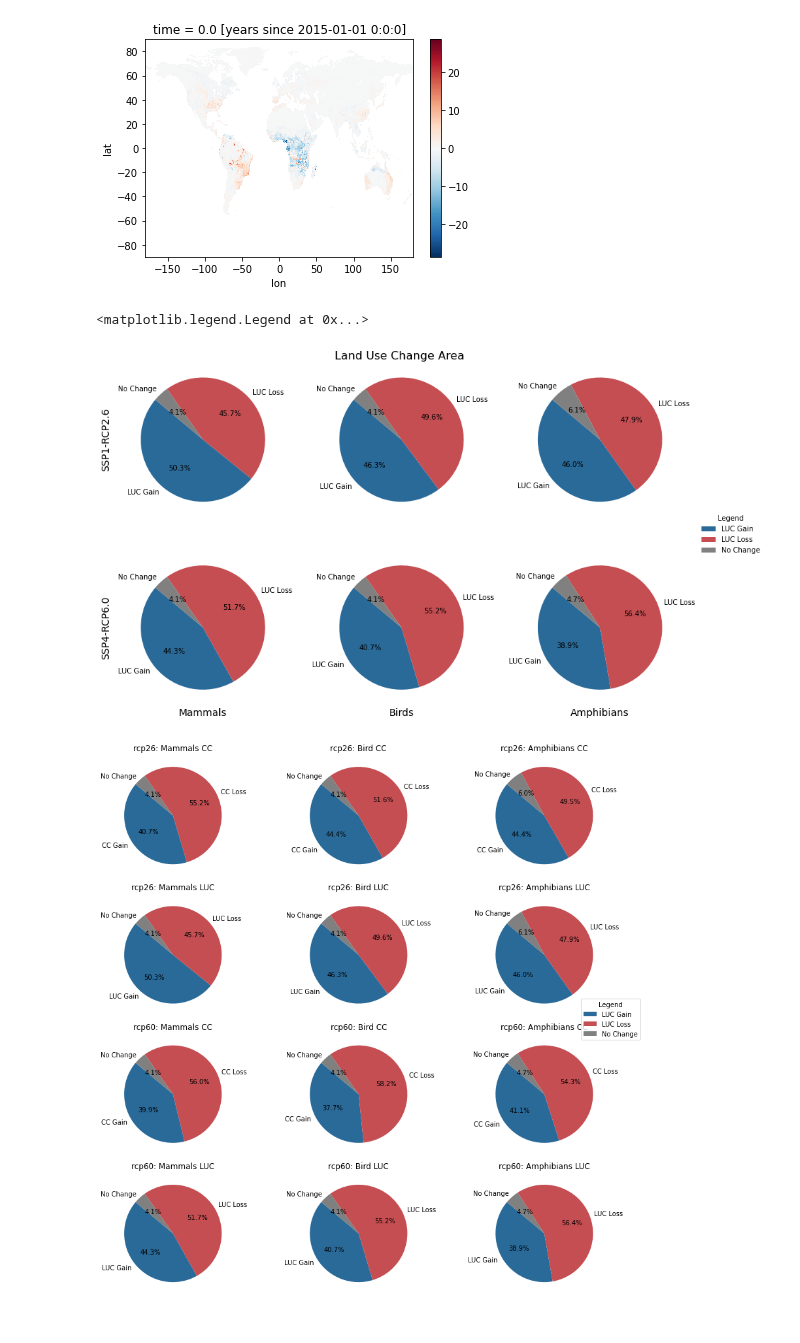
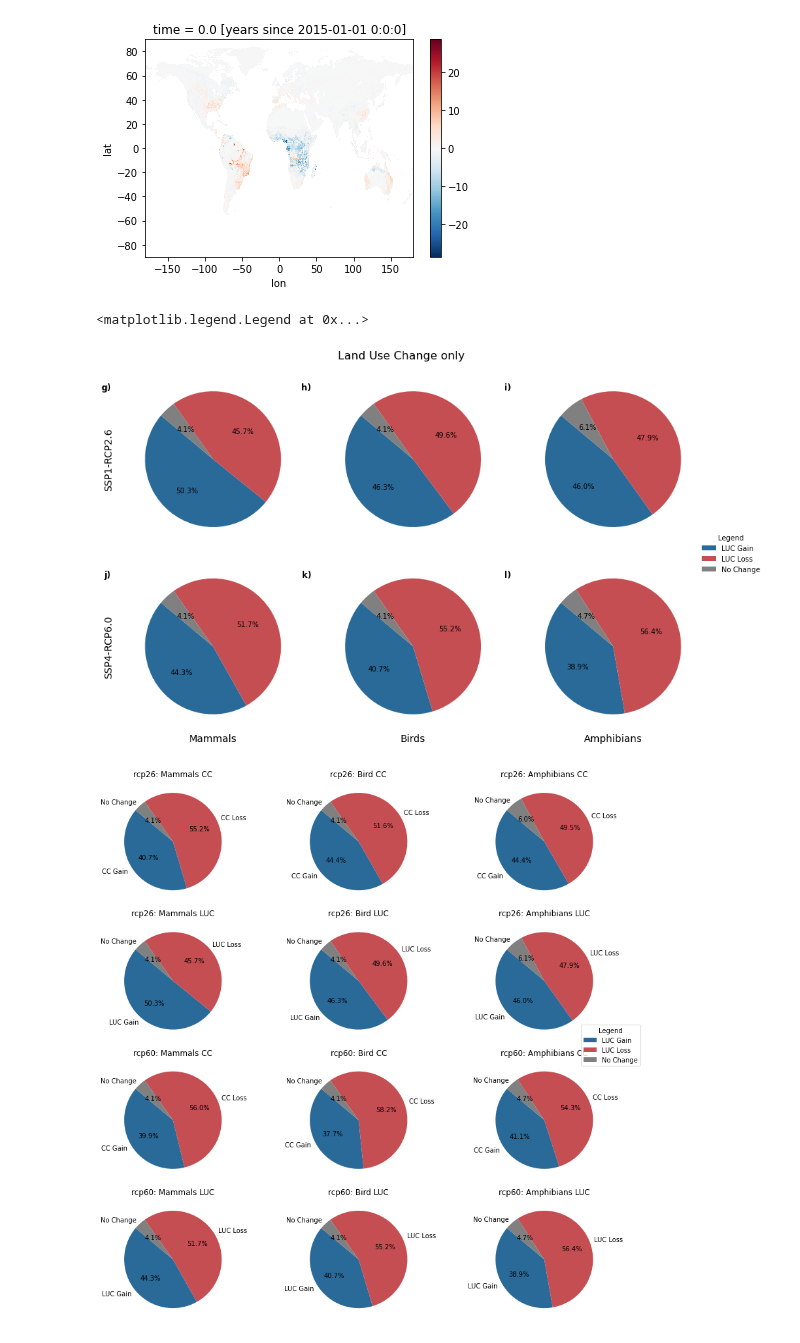
Before and after one commit to wyssacademy-unibe-ch/climate_Hari_etal_BioscenComb, a Jupyter notebook: functions/figures/code/key_fig_4.ipynb, the cells around one changed output. Saved outputs shown, nothing was run; the diff lists cells and outputs as text; code cells hidden in the pictures.

```diff
--- a/functions/figures/code/key_fig_4.ipynb
+++ b/functions/figures/code/key_fig_4.ipynb
@@ -210,6 +190,7 @@ num_scenarios = len(scenarios)
 num_taxas = len(taxas)
 
 fig, axes = plt.subplots(num_scenarios, num_taxas, figsize=(12, 8))  # Adjust figsize as needed
+label_index = 0  # Initialize a counter for your subplot_labels
 
 # Loop through scenarios and taxa to plot
 for j, scenario in enumerate(scenarios):
@@ -251,6 +232,14 @@ for j, scenario in enumerate(scenarios):
 
 
 
+        # Add subplot label
+        # Adjust the x and y coordinates as necessary to position the label correctly
+        ax.text(-0.1, 0.95, subplot_labels[label_index], transform=ax.transAxes, fontsize=12, weight='bold', va='top', ha='right')
+
+        label_index += 1  # Increment the counter
+
+
+
         # Plotting pie charts logic should be here
 
         # Set labels on the bottom row and leftmost column only
@@ -259,12 +248,12 @@ for j, scenario in enumerate(scenarios):
         if i == 0:  # Leftmost column
             ax.set_ylabel(scenario_indices[scenario], labelpad=20, fontsize=14)
 
-        ax.pie(portions, labels=labels, colors=colors, autopct='%1.1f%%', startangle=140)
+        ax.pie(portions,  colors=colors, autopct='%1.1f%%', startangle=140)
 
 # Adjust subplots to leave space for scenario labels on the left
 plt.subplots_adjust(left=0.15, bottom=0.1, right=0.85, top=0.9)
 plt.tight_layout()
-plt.suptitle('Climate Change only', fontsize=16, y=0.95)
+plt.suptitle('Climate Change only', fontsize=16, y=1)
 fig.legend(labels, loc='center right', bbox_to_anchor=(1.1, 0.5), title='Legend', frameon=False)
 
 
@@ -288,7 +277,7 @@ colors = ['#2a6a99', '#c44e52', 'grey']  # Adding grey shades for no change
 labels = ['LUC Gain', 'LUC Loss', 'No Change']
 
 # No need to calculate total_area here as it was done in each loop iteration
-
+subplot_labels = ['g)', 'h)','i)','j)','k)','l)']
 taxas = ["Mammals", "Bird", "Amphibians"]
 scenarios = ["rcp26", "rcp60"]
 scenario_indices = {"rcp26": 'SSP1-RCP2.6', "rcp60": 'SSP4-RCP6.0'}
@@ -296,7 +285,7 @@ taxa_indices = {"Mammals": "Mammals", "Bird": "Birds", "Amphibians": "Amphibians
 
 num_scenarios = len(scenarios)
 num_taxas = len(taxas)
-
+label_index = 0  # Initialize a counter for your subplot_labels
 fig, axes = plt.subplots(num_scenarios, num_taxas, figsize=(12, 8))  # Adjust figsize as needed
 
 # Loop through scenarios and taxa to plot
@@ -324,37 +313,40 @@ for j, scenario in enumerate(scenarios):
 
         gain_area_luc = xr.where(luc_fut > luc_hist, cell_area,0).sum().item()
         no_change_area = xr.where((sumbin_future-newvalue_future) == (sumbin_hist-newvalue_hist), cell_area, 0).sum().item()
 
         luc_fut = sumbin_future - newvalue_future
         luc_hist = sumbin_hist- newvalue_hist
         loss_area_cc = xr.where(newvalue_future < newvalue_hist, cell_area, 0).sum().item() # Convert to km²
         loss_area_luc = xr.where(luc_fut < luc_hist, cell_area,0).sum().item()
 
 
         portions = [gain_area_luc,
                     loss_area_luc ,
                     no_change_area  ]
         # Determine the correct axis for plotting
         ax = axes[j, i] if num_scenarios > 1 or num_taxas > 1 else axes
 
-        # Plotting pie charts logic should be here
+        ax.text(-0.1, 0.95, subplot_labels[label_index], transform=ax.transAxes, fontsize=12, weight='bold', va='top', ha='right')
+
+        label_index += 1  # Increment the counter
+
 
         # Set labels on the bottom row and leftmost column only
         if j == num_scenarios - 1:  # Bottom row
             ax.set_xlabel(taxa_indices[taxa],fontsize=14)
         if i == 0:  # Leftmost column
             ax.set_ylabel(scenario_indices[scenario], labelpad=20, fontsize=14)
 
-        ax.pie(portions, labels=labels, colors=colors, autopct='%1.1f%%', startangle=140)
+        ax.pie(portions,  colors=colors, autopct='%1.1f%%', startangle=140)
 
 # Adjust subplots to leave space for scenario labels on the left
 plt.subplots_adjust(left=0.15, bottom=0.1, right=0.85, top=0.9)
 plt.tight_layout()
-plt.suptitle('Land Use Change Area', fontsize=16, y=0.95)
+plt.suptitle('Land Use Change only', fontsize=16, y=1)
 fig.legend(labels, loc='center right', bbox_to_anchor=(1.1, 0.5), title='Legend', frameon=False)
 # %% [output]
 <matplotlib.legend.Legend at 0x...>
-[figure, old version]
+[figure, new version]
 # %%
 
 # Example colors and labels for the pie chart segments
```
Also changed, not shown: parts of 2 cells of this notebook, 1 other file.
